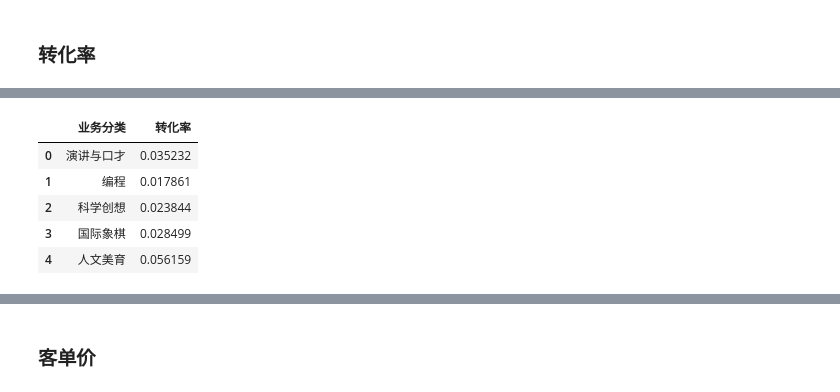
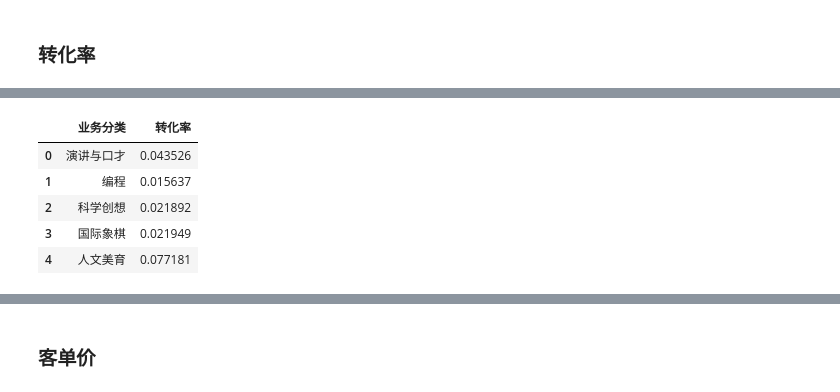
Before and after one commit to 15210280436/test_github, a Jupyter notebook: APPGMV回溯.ipynb, the cells around one changed output, grey strips where cells are left out. Drawn from its saved outputs; the diff is of its cells as text; code cells hidden in the pictures.

```diff
--- a/APPGMV回溯.ipynb
+++ b/APPGMV回溯.ipynb
@@ -998,36 +998,39 @@ data_zhuanhualv_next.head()
 # %%
 # 素质导流课转化率
 sql = """
 SELECT
   t1.subject_names as `业务分类`,
   (sum(t1.same_subject_cnt) / sum(t1.div_cnt)) AS `转化率`
 FROM
   wx_adsdb.ads_mkt_insite_sales_core_index_fd t1
 WHERE
   dt=date_format(date_add(current_date,-1),'yyyy-MM-dd')
   and t1.course_create_date >= '%s'
   AND t1.course_create_date <= '%s'
   -- AND t1.course_create_date >='' and t1.course_create_date <= ''
   AND t1.division_name IN ('素质')
   and t1.order_second_channel_name='站内资源位'
   and t1.course_type_second_desc='爆品课'
-  and adgroup_name not in ('网校APP-爆品课新人礼','网校APP-优选课新人礼')
+  and adgroup_name not in ('网校APP-爆品课新人礼','网校APP-优选课新人礼','服务页顶部导航','网校APP-APP弹窗','touch端轮播图'
+  ,'推广位','网校APP-支付完成页','网校APP-搜索区域-搜索热搜榜','站内客服','服务页中部列表','站内push','网校APP-搜索区域-搜索发现词'
+  ,'网校APP-球区二级页导流课卡','网校APP-学习中心顶部运营位','push渠道','网校APP-搜索区域-轮播热搜词','0831奇妙地球任我拍'
+  ,'编程36切0测试','科学课-29元','9元课拦截','我的页面底部banner','编程课-0元','续报扩科活动')
 GROUP BY
   t1.subject_names
 
 """ % (end_yes_14_fmt,end_yes_7_fmt)
 
 result = spark.sql(sql)
 
 data_zhuanhualv_suzhi=result.toPandas()
 data_zhuanhualv_suzhi.head()
 # %% [output]
 |  | 业务分类 | 转化率 |
-| 0 | 演讲与口才 | 0.035232 |
-| 1 | 编程 | 0.017861 |
-| 2 | 科学创想 | 0.023844 |
-| 3 | 国际象棋 | 0.028499 |
-| 4 | 人文美育 | 0.056159 |
+| 0 | 演讲与口才 | 0.043526 |
+| 1 | 编程 | 0.015637 |
+| 2 | 科学创想 | 0.021892 |
+| 3 | 国际象棋 | 0.021949 |
+| 4 | 人文美育 | 0.077181 |
 # %%
 # 老带新转化率
 sql = """
```
Also changed, not shown: parts of 31 cells of this notebook.
